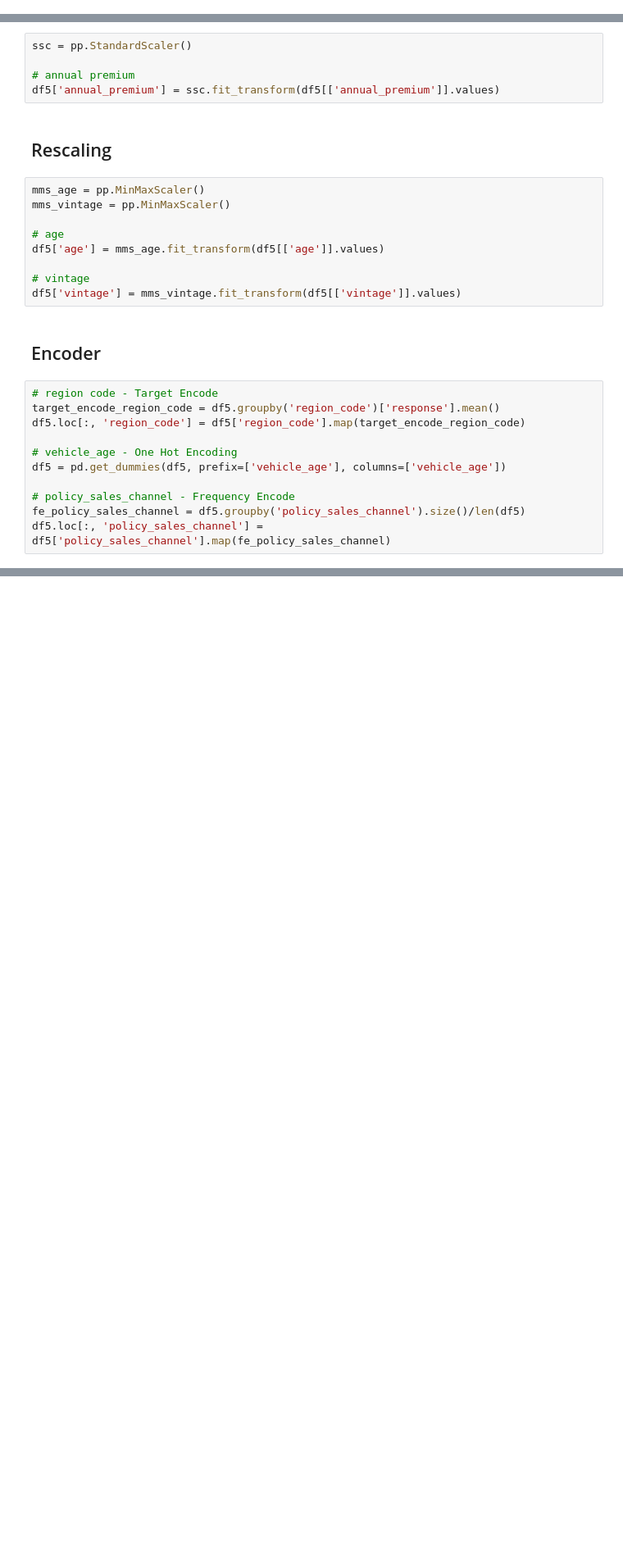
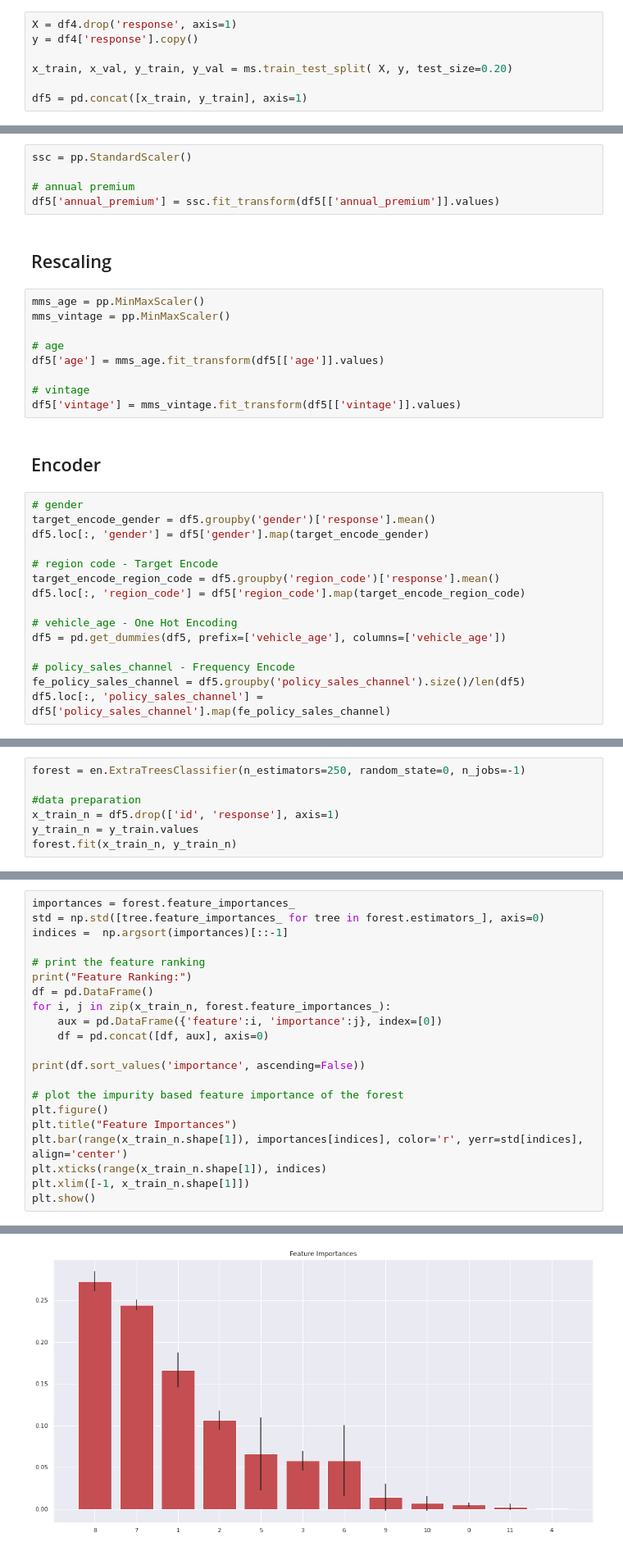
Before and after one commit to GonzagaLucas/Health-Insurance-Cross-Sell, a Jupyter notebook: pa004_health_insurance.ipynb, the cells around one changed output, grey strips where cells are left out. Shown: that part at 82% size. Saved outputs shown, nothing was run; the diff lists cells and outputs as text; blank space fills up the shorter version.

```diff
--- a/pa004_health_insurance.ipynb
+++ b/pa004_health_insurance.ipynb
@@ -415,6 +428,13 @@ sns.heatmap(d, annot=True);
 # 5.0 Data Preparation
 # %%
 df5 = df4.copy()
+# %%
+X = df4.drop('response', axis=1)
+y = df4['response'].copy()
+
+x_train, x_val, y_train, y_val = ms.train_test_split( X, y, test_size=0.20)
+
+df5 = pd.concat([x_train, y_train], axis=1)
 # %% [markdown]
 ## Standardzation
 # %%
@@ -436,6 +456,10 @@ df5['vintage'] = mms_vintage.fit_transform(df5[['vintage']].values)
 # %% [markdown]
 ## Encoder
 # %%
+# gender
+target_encode_gender = df5.groupby('gender')['response'].mean()
+df5.loc[:, 'gender'] = df5['gender'].map(target_encode_gender)
+
 # region code - Target Encode
 target_encode_region_code = df5.groupby('region_code')['response'].mean()
 df5.loc[:, 'region_code'] = df5['region_code'].map(target_encode_region_code)
@@ -457,0 +503,7 @@ df5.head()
+# %%
+forest = en.ExtraTreesClassifier(n_estimators=250, random_state=0, n_jobs=-1)
+
+#data preparation
+x_train_n = df5.drop(['id', 'response'], axis=1)
+y_train_n = y_train.values
+forest.fit(x_train_n, y_train_n)
@@ -457,0 +512,22 @@ df5.head()
+# %%
+importances = forest.feature_importances_
+std = np.std([tree.feature_importances_ for tree in forest.estimators_], axis=0)
+indices =  np.argsort(importances)[::-1]
+
+# print the feature ranking
+print("Feature Ranking:")
+df = pd.DataFrame()
+for i, j in zip(x_train_n, forest.feature_importances_):
+    aux = pd.DataFrame({'feature':i, 'importance':j}, index=[0])
+    df = pd.concat([df, aux], axis=0)
+
+print(df.sort_values('importance', ascending=False))
+
+# plot the impurity based feature importance of the forest
+plt.figure()
+plt.title("Feature Importances")
+plt.bar(range(x_train_n.shape[1]), importances[indices], color='r', yerr=std[indices], align='center')
+plt.xticks(range(x_train_n.shape[1]), indices)
+plt.xlim([-1, x_train_n.shape[1]])
+plt.show()
+# %% [output]
@@ -457,0 +548 @@ df5.head()
+[figure, added]
```
Also changed, not shown: parts of 26 cells of this notebook.
